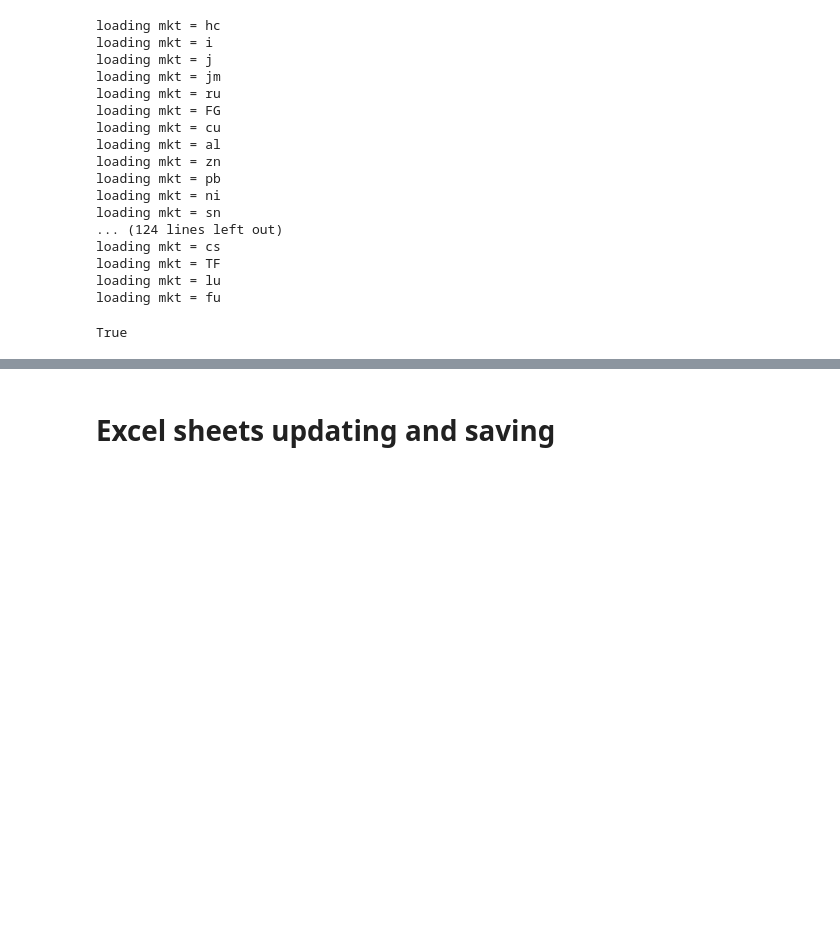
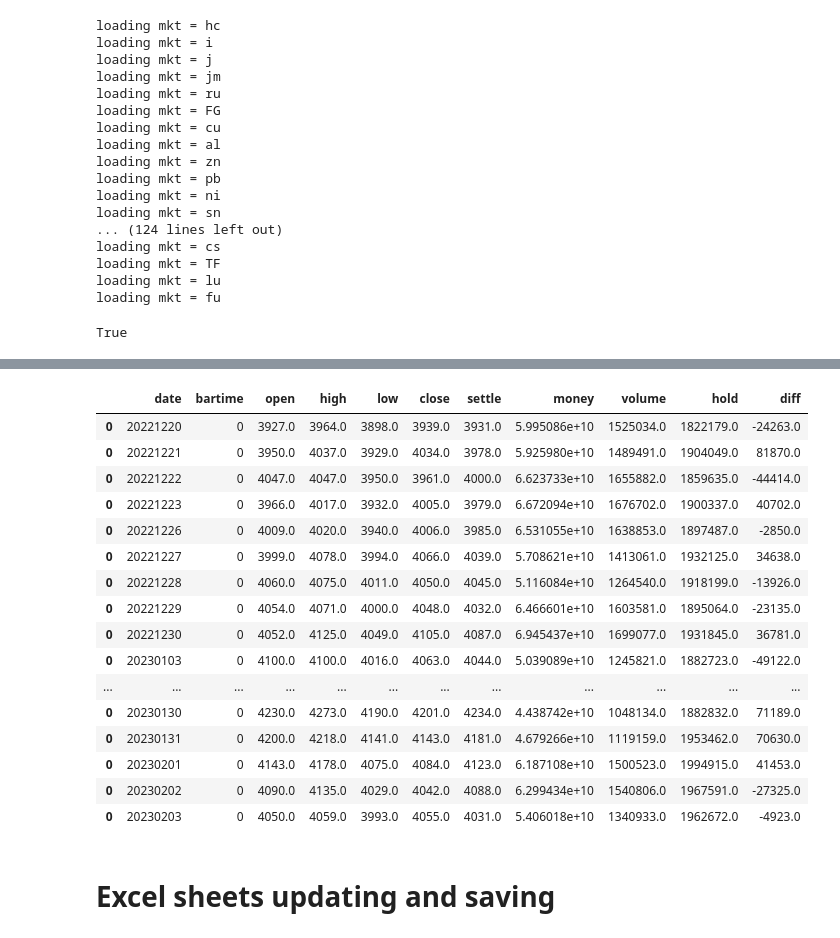
Before and after one commit to harvey1673/pyktrader3, a Jupyter notebook: bktest/daily data check.ipynb, the cells around one changed output, grey strips where cells are left out. Cells and saved outputs as stored; diff of their text form; code cells hidden in the pictures; blank space fills up the shorter version.

```diff
--- a/bktest/daily data check.ipynb
+++ b/bktest/daily data check.ipynb
@@ -281,3 +341,28 @@ True
+# %%
+dtServo = WtDtServo()
+folder_loc='C:/dev/wtdev'
+dtServo.setBasefiles(folder=f"{folder_loc}/common/")
+dtServo.setStorage(path=f'{folder_loc}/storage/')
+df = dtServo.get_bars('SHFE.rb.2305', period='d1', fromTime=202212202100, endTime=202302032300).to_df()
+df
+# %% [output]
+|  | date | bartime | open | high | low | close | settle | money | volume | hold | diff |
+| 0 | 20221220 | 0 | 3927.0 | 3964.0 | 3898.0 | 3939.0 | 3931.0 | 5.995086e+10 | 1525034.0 | 1822179.0 | -24263.0 |
+| 0 | 20221221 | 0 | 3950.0 | 4037.0 | 3929.0 | 4034.0 | 3978.0 | 5.925980e+10 | 1489491.0 | 1904049.0 | 81870.0 |
+| 0 | 20221222 | 0 | 4047.0 | 4047.0 | 3950.0 | 3961.0 | 4000.0 | 6.623733e+10 | 1655882.0 | 1859635.0 | -44414.0 |
+| 0 | 20221223 | 0 | 3966.0 | 4017.0 | 3932.0 | 4005.0 | 3979.0 | 6.672094e+10 | 1676702.0 | 1900337.0 | 40702.0 |
+| 0 | 20221226 | 0 | 4009.0 | 4020.0 | 3940.0 | 4006.0 | 3985.0 | 6.531055e+10 | 1638853.0 | 1897487.0 | -2850.0 |
+| 0 | 20221227 | 0 | 3999.0 | 4078.0 | 3994.0 | 4066.0 | 4039.0 | 5.708621e+10 | 1413061.0 | 1932125.0 | 34638.0 |
+| 0 | 20221228 | 0 | 4060.0 | 4075.0 | 4011.0 | 4050.0 | 4045.0 | 5.116084e+10 | 1264540.0 | 1918199.0 | -13926.0 |
+| 0 | 20221229 | 0 | 4054.0 | 4071.0 | 4000.0 | 4048.0 | 4032.0 | 6.466601e+10 | 1603581.0 | 1895064.0 | -23135.0 |
+| 0 | 20221230 | 0 | 4052.0 | 4125.0 | 4049.0 | 4105.0 | 4087.0 | 6.945437e+10 | 1699077.0 | 1931845.0 | 36781.0 |
+| 0 | 20230103 | 0 | 4100.0 | 4100.0 | 4016.0 | 4063.0 | 4044.0 | 5.039089e+10 | 1245821.0 | 1882723.0 | -49122.0 |
+| ... | ... | ... | ... | ... | ... | ... | ... | ... | ... | ... | ... |
+| 0 | 20230130 | 0 | 4230.0 | 4273.0 | 4190.0 | 4201.0 | 4234.0 | 4.438742e+10 | 1048134.0 | 1882832.0 | 71189.0 |
+| 0 | 20230131 | 0 | 4200.0 | 4218.0 | 4141.0 | 4143.0 | 4181.0 | 4.679266e+10 | 1119159.0 | 1953462.0 | 70630.0 |
+| 0 | 20230201 | 0 | 4143.0 | 4178.0 | 4075.0 | 4084.0 | 4123.0 | 6.187108e+10 | 1500523.0 | 1994915.0 | 41453.0 |
+| 0 | 20230202 | 0 | 4090.0 | 4135.0 | 4029.0 | 4042.0 | 4088.0 | 6.299434e+10 | 1540806.0 | 1967591.0 | -27325.0 |
+| 0 | 20230203 | 0 | 4050.0 | 4059.0 | 3993.0 | 4055.0 | 4031.0 | 5.406018e+10 | 1340933.0 | 1962672.0 | -4923.0 |
 # %% [markdown]
 # Excel sheets updating and saving
 # %%
```
Also changed, not shown: parts of 8 cells of this notebook, 5 other files.
